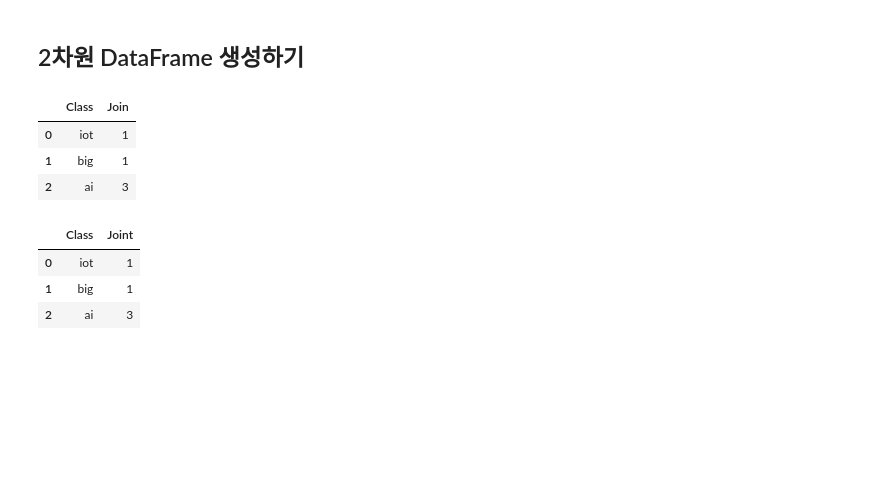
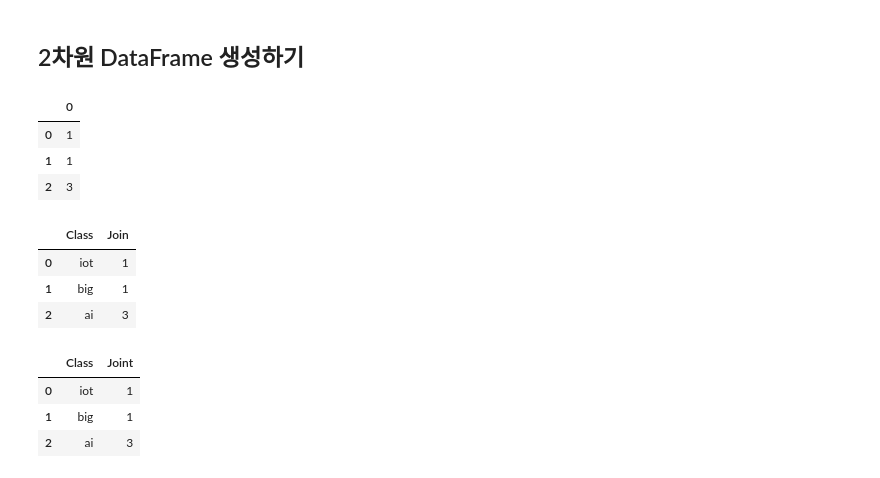
Before and after one commit to JangGunWook/python_study, a Jupyter notebook: Python Lib(데이터분석/ex04_pandas_다루기.ipynb, the cells around one changed output. Drawn from its saved outputs; the diff is of its cells as text; code cells hidden in the pictures; blank space fills up the shorter version.

```diff
--- a/Python Lib(데이터분석/ex04_pandas_다루기.ipynb
+++ b/Python Lib(데이터분석/ex04_pandas_다루기.ipynb
@@ -115,24 +115,28 @@ Name: 2020, dtype: int64
 # %%
 # 2차원 데이터프레임 생성하는 방법 1
 # 단일 리스트에 값 입력하여 생성
 num = [1,1,3]
 num_df = pd.DataFrame(num)
-num_df
+display(num_df)
 
 # 이중 리스트에 값 입력하여 생성
 num2 = [['iot',1],['big',1],['ai',3]]
 num2_df = pd.DataFrame(num2)
 num2_df
 
 # 컬럼명 추가
 # Class, Join
 num2_df = pd.DataFrame(num2, columns = ["Class","Join"])
 num2_df
 # %% [output]
-|  | Class | Join |
-| 0 | iot | 1 |
-| 1 | big | 1 |
-| 2 | ai | 3 |
+|  | 0 |
+| 0 | 1 |
+| 1 | 1 |
+| 2 | 3 |
+|  | Class | Join |
+| 0 | iot | 1 |
+| 1 | big | 1 |
+| 2 | ai | 3 |
 # %%
 # 2차원 데이터프레임 생성 방법2 - 딕셔너리로 입력하여 생성
 num2_df = pd.DataFrame({'Class':['iot','big','ai'],
```
Also changed, not shown: parts of 27 cells of this notebook, 3 other files.
